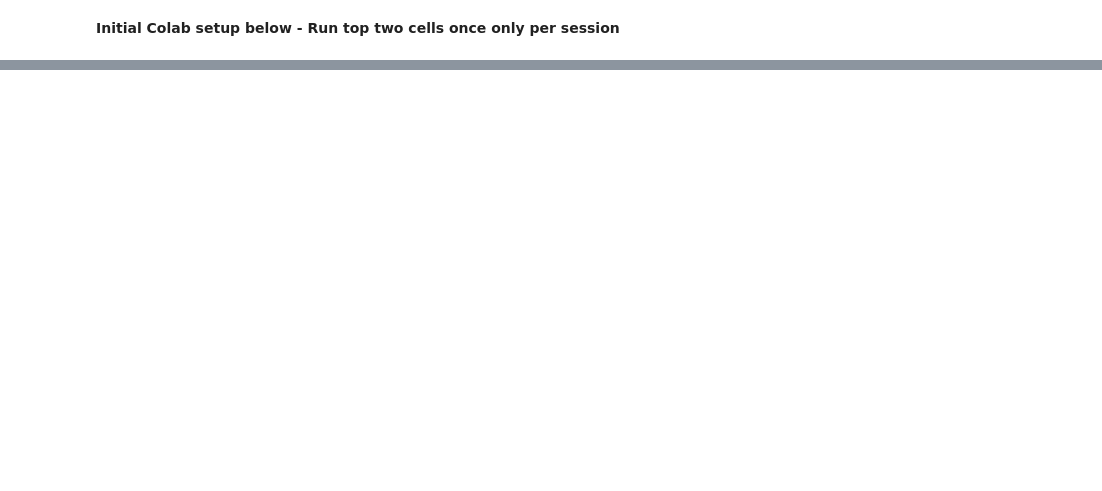
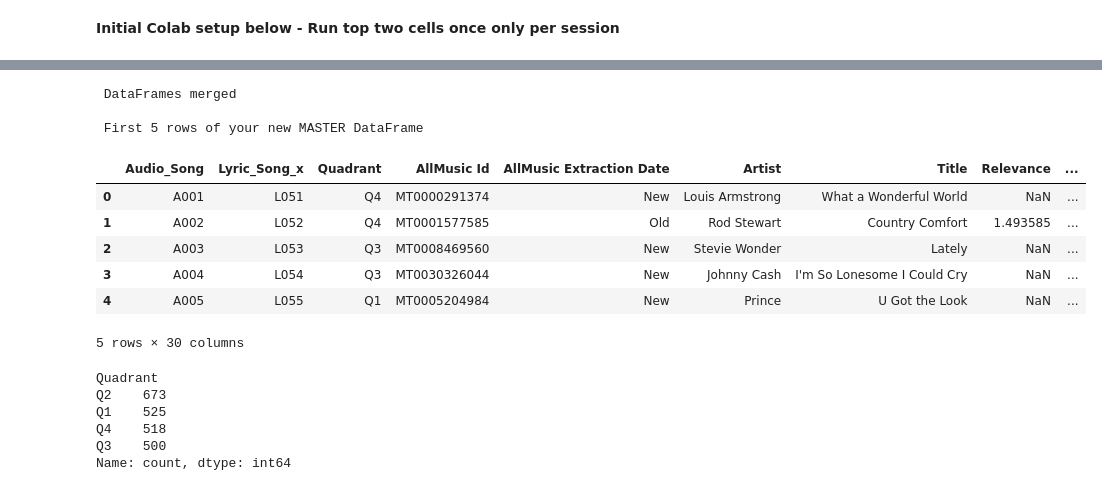
Before and after one commit to GemmaGorey/Dissertation, a Jupyter notebook: Dissertation_GG.ipynb, the cells around one changed output, grey strips where cells are left out. Cells and saved outputs as stored; diff of their text form; code cells hidden in the pictures; blank space fills up the shorter version.

```diff
--- a/Dissertation_GG.ipynb
+++ b/Dissertation_GG.ipynb
@@ -146,0 +90,25 @@ drwxr-xr-x 1 root root 4.0K Jun  9 13:37 sample_data
+# %%
+#loading in the dataset -using complete which has the lyrics and music.
+
+
+
+# create string for path to where dataset lives
+data_path = '/content/drive/MyDrive/dissertation/MERGE_Bimodal_Complete/'
+
+# load the files
+
+print("Loading MERGE Metadata ")
+merge_df = pd.read_csv(data_path + 'merge_bimodal_complete_metadata.csv')
+
+print("\n Loading Valence-Arousal values")
+av_df = pd.read_csv(data_path + 'merge_bimodal_complete_av_values.csv')
+
+
+print("\n Datasets loaded successfully.")
+
+# Inspect the files
+print("\n First 5 rows of the data")
+display(merge_df.head())
+
+print("\n First 5 rows of the MERGE AV Values")
+display(av_df.head())
@@ -146,0 +137,30 @@ drwxr-xr-x 1 root root 4.0K Jun  9 13:37 sample_data
+# %%
+# merging the two dataframes using the common column
+
+final_df = pd.merge(merge_df, av_df, left_on='Audio_Song', right_on='Audio_Song')
+
+print(" DataFrames merged")
+
+print("\n First 5 rows  MASTER DataFrame")
+display(final_df.head())
+# %% [output]
+ DataFrames merged
+
+ First 5 rows of your new MASTER DataFrame
+|  | Audio_Song | Lyric_Song_x | Quadrant | AllMusic Id | AllMusic Extraction Date | Artist | Title | Relevance | ... |
+| 0 | A001 | L051 | Q4 | MT0000291374 | New | Louis Armstrong | What a Wonderful World | NaN | ... |
+| 1 | A002 | L052 | Q4 | MT0001577585 | Old | Rod Stewart | Country Comfort | 1.493585 | ... |
+| 2 | A003 | L053 | Q3 | MT0008469560 | New | Stevie Wonder | Lately | NaN | ... |
+| 3 | A004 | L054 | Q3 | MT0030326044 | New | Johnny Cash | I'm So Lonesome I Could Cry | NaN | ... |
+| 4 | A005 | L055 | Q1 | MT0005204984 | New | Prince | U Got the Look | NaN | ... |
+5 rows × 30 columns
+# %%
+#checking data - in different quadrants
+print(final_df['Quadrant'].value_counts())
+# %% [output]
+Quadrant
+Q2    673
+Q1    525
+Q4    518
+Q3    500
+Name: count, dtype: int64
```
Also changed, not shown: parts of 9 cells of this notebook.
